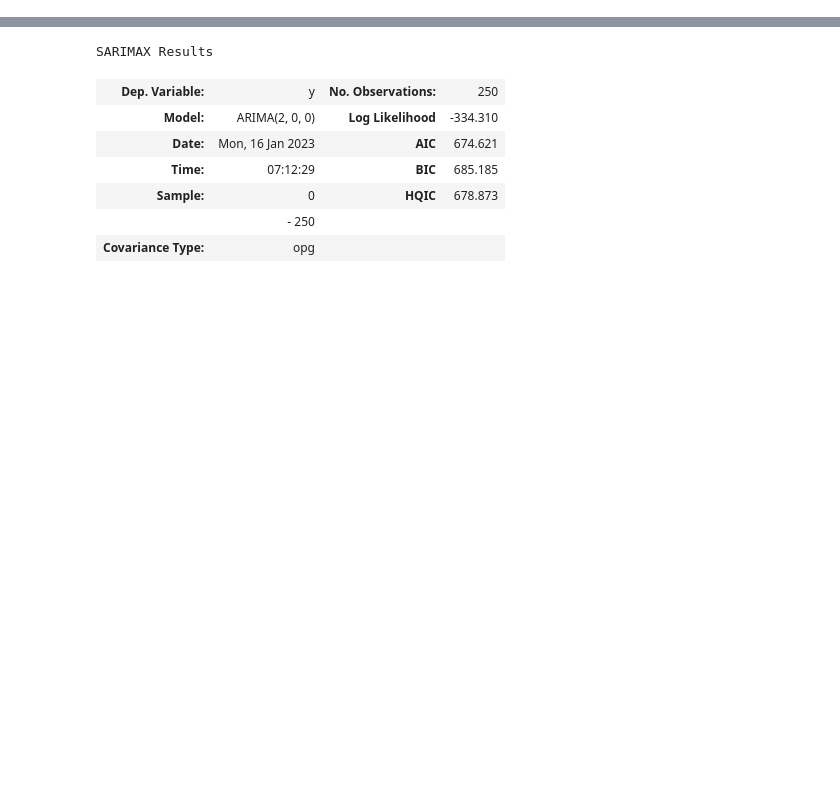
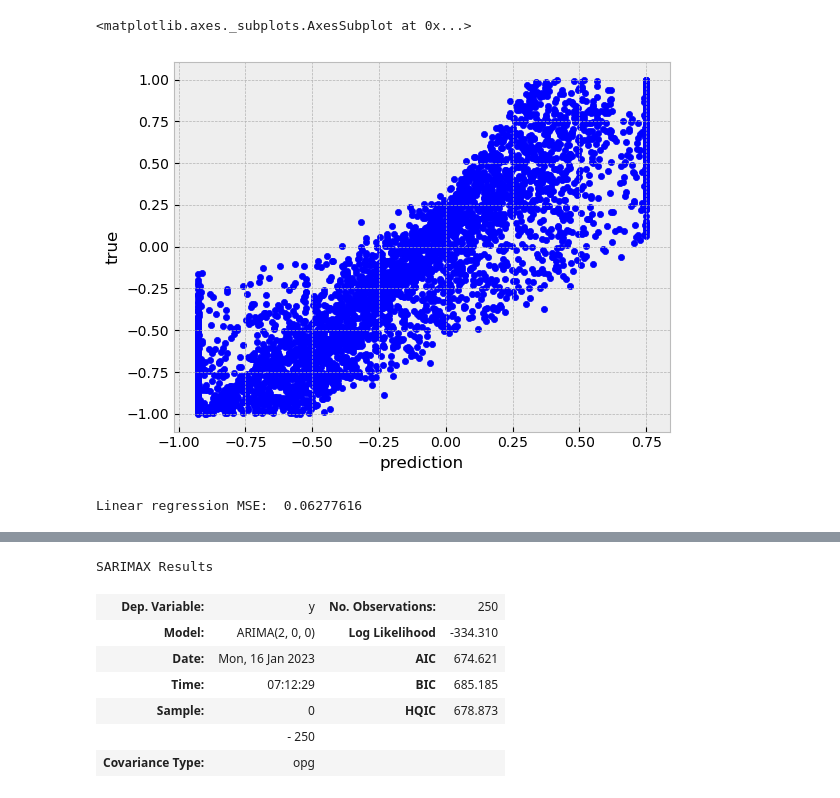
Before and after one commit to dcuoliveira/NN-VAR-Cov-Pred, a Jupyter notebook: src/debug.ipynb, the cells around one changed output, grey strips where cells are left out. Saved outputs shown, nothing was run; the diff lists cells and outputs as text; code cells hidden in the pictures; blank space fills up the shorter version.

```diff
--- a/src/debug.ipynb
+++ b/src/debug.ipynb
@@ -9,0 +51,9 @@ plt.style.use("bmh")
+# %%
+preds_df.plot.scatter(y="true", x="prediction")
+# %% [output]
+<matplotlib.axes._subplots.AxesSubplot at 0x...>
+[figure, added]
+# %%
+print("Linear regression MSE: ", mean_squared_error(y_true=preds_df["true"], y_pred=preds_df["prediction"]))
+# %% [output]
+Linear regression MSE:  0.06277616
```
Also changed, not shown: parts of 17 cells of this notebook, 1 other file.
